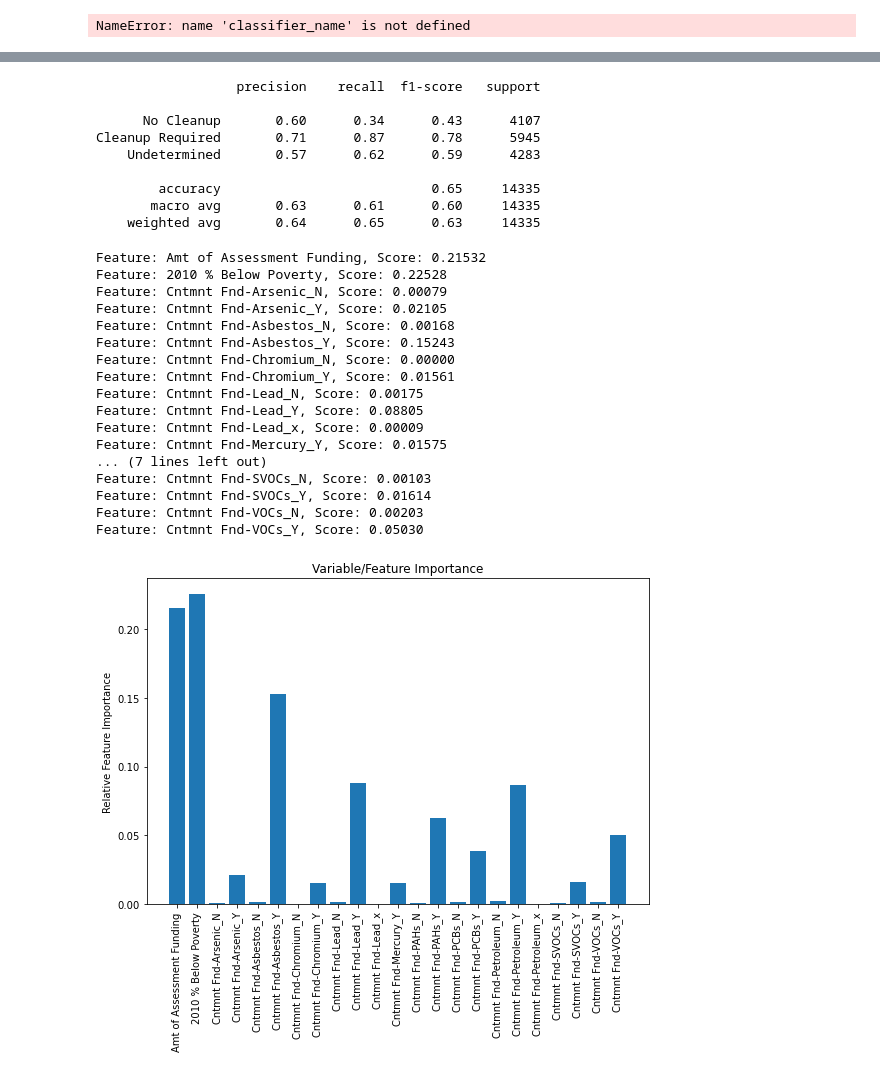
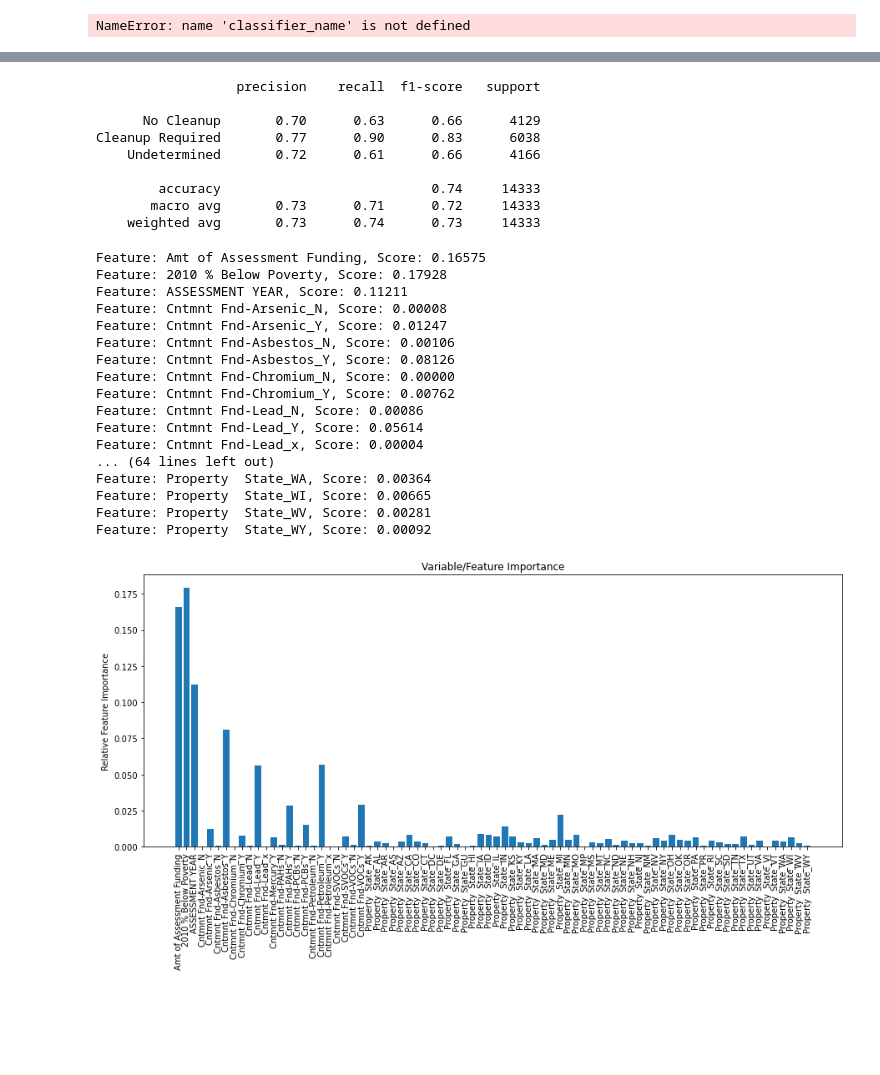
Before and after one commit to datakind/Mar21-environmental-impact, a Jupyter notebook: scripts/slpitz/classification_cleanup_required.ipynb, the cells around one changed output, grey strips where cells are left out. Saved outputs shown, nothing was run; the diff lists cells and outputs as text; code cells hidden in the pictures; blank space fills up the shorter version.

Commit message:
added state as variable

```diff
--- a/scripts/slpitz/classification_cleanup_required.ipynb
+++ b/scripts/slpitz/classification_cleanup_required.ipynb
@@ -67,17 +84,16 @@ brownfields.columns.to_list()
 ### Classfication Model
 # %%
 brownfield_subset = brownfields[['Cleanup Required', 'Amt of Assessment Funding', 'Cntmnt Fnd-Arsenic',
-                                 #'Past Use: Industrial (arces)',
- 'Cntmnt Fnd-Asbestos',
- 'Cntmnt Fnd-Chromium',
- 'Cntmnt Fnd-Lead',
- 'Cntmnt Fnd-Mercury',
- 'Cntmnt Fnd-PAHs',
- 'Cntmnt Fnd-PCBs',
- 'Cntmnt Fnd-Petroleum',
+                                 #'Past Use: Greenspace (arces)', 'Past Use: Residential (arces)',
+                                 #'Past Use: Commercial (arces)', 'Past Use: Industrial (arces)',
+                                 'Property  State',
+                                 'Cntmnt Fnd-Asbestos', 'Cntmnt Fnd-Chromium', 'Cntmnt Fnd-Lead',
+                                 'Cntmnt Fnd-Mercury', 'Cntmnt Fnd-PAHs', 'Cntmnt Fnd-PCBs',
+                                 'Cntmnt Fnd-Petroleum',
  'Cntmnt Fnd-SVOCs',
  'Cntmnt Fnd-VOCs',
- '2010 % Below Poverty' #,'2010 Median Income', '2010 % Low Income', '2010 % Vacant Housing', '2010 % Unemployed'
+ '2010 % Below Poverty',
+                                 'ASSESSMENT YEAR'#,'2010 Median Income', '2010 % Low Income', '2010 % Vacant Housing', '2010 % Unemployed'
 ]]
 # %%
 brownfield_subset
@@ -141,6 +178,6 @@ brownfield_subset_dummy = pd.get_dummies(brownfield_subset, columns = ['Cntmnt F
  'Cntmnt Fnd-PCBs',
  'Cntmnt Fnd-Petroleum',
  'Cntmnt Fnd-SVOCs',
- 'Cntmnt Fnd-VOCs'])
+ 'Cntmnt Fnd-VOCs', 'Property  State'])
 brownfield_subset_dummy
 # %% [output]
@@ -160,5 +197,6 @@ brownfield_subset_dummy
 # %%
-full_rows_brown = brownfield_subset_dummy.dropna(subset=['Amt of Assessment Funding', '2010 % Below Poverty'])
+full_rows_brown = brownfield_subset_dummy.dropna(subset=['Amt of Assessment Funding', '2010 % Below Poverty',
+                                                         'ASSESSMENT YEAR'])
 # %%
 full_rows_brown['Cleanup Required'].value_counts()
 # %% [output]
@@ -302,49 +356,49 @@ print(classification_report(y_test, y_test_pred, target_names=class_names))
 # %% [output]
                   precision    recall  f1-score   support
 
-      No Cleanup       0.60      0.34      0.43      4107
-Cleanup Required       0.71      0.87      0.78      5945
-    Undetermined       0.57      0.62      0.59      4283
+      No Cleanup       0.70      0.63      0.66      4129
+Cleanup Required       0.77      0.90      0.83      6038
+    Undetermined       0.72      0.61      0.66      4166
 
-        accuracy                           0.65     14335
-       macro avg       0.63      0.61      0.60     14335
-    weighted avg       0.64      0.65      0.63     14335
+        accuracy                           0.74     14333
+       macro avg       0.73      0.71      0.72     14333
+    weighted avg       0.73      0.74      0.73     14333
 # %%
 # feature names for later use with importance
 feature_list = list(X_train.columns)
 #feature_list
 
 # get importance
 importance = randomForest_clf_optuna.feature_importances_
 # summarize feature importance
 for i,v in enumerate(importance):
 	print('Feature: %s, Score: %.5f' % (feature_list[i],v))
 # plot feature importance
-plt.figure(figsize=(9,6))
+plt.figure(figsize=(15,6))
 pyplot.bar(feature_list, importance)
 pyplot.xticks(rotation=90)
 pyplot.ylabel('Relative Feature Importance')
 pyplot.title('Variable/Feature Importance')
 pyplot.show()
 # %% [output]
-Feature: Amt of Assessment Funding, Score: 0.21532
-Feature: 2010 % Below Poverty, Score: 0.22528
-Feature: Cntmnt Fnd-Arsenic_N, Score: 0.00079
-Feature: Cntmnt Fnd-Arsenic_Y, Score: 0.02105
-Feature: Cntmnt Fnd-Asbestos_N, Score: 0.00168
-Feature: Cntmnt Fnd-Asbestos_Y, Score: 0.15243
+Feature: Amt of Assessment Funding, Score: 0.16575
+Feature: 2010 % Below Poverty, Score: 0.17928
+Feature: ASSESSMENT YEAR, Score: 0.11211
+Feature: Cntmnt Fnd-Arsenic_N, Score: 0.00008
+Feature: Cntmnt Fnd-Arsenic_Y, Score: 0.01247
+Feature: Cntmnt Fnd-Asbestos_N, Score: 0.00106
+Feature: Cntmnt Fnd-Asbestos_Y, Score: 0.08126
 Feature: Cntmnt Fnd-Chromium_N, Score: 0.00000
-Feature: Cntmnt Fnd-Chromium_Y, Score: 0.01561
-Feature: Cntmnt Fnd-Lead_N, Score: 0.00175
-Feature: Cntmnt Fnd-Lead_Y, Score: 0.08805
-Feature: Cntmnt Fnd-Lead_x, Score: 0.00009
-Feature: Cntmnt Fnd-Mercury_Y, Score: 0.01575
-... (7 lines left out)
-Feature: Cntmnt Fnd-SVOCs_N, Score: 0.00103
-Feature: Cntmnt Fnd-SVOCs_Y, Score: 0.01614
-Feature: Cntmnt Fnd-VOCs_N, Score: 0.00203
-Feature: Cntmnt Fnd-VOCs_Y, Score: 0.05030
+Feature: Cntmnt Fnd-Chromium_Y, Score: 0.00762
+Feature: Cntmnt Fnd-Lead_N, Score: 0.00086
+Feature: Cntmnt Fnd-Lead_Y, Score: 0.05614
+Feature: Cntmnt Fnd-Lead_x, Score: 0.00004
+... (64 lines left out)
+Feature: Property  State_WA, Score: 0.00364
+Feature: Property  State_WI, Score: 0.00665
+Feature: Property  State_WV, Score: 0.00281
+Feature: Property  State_WY, Score: 0.00092
-[figure, old version]
+[figure, new version]
 # %%
 #svc_disp = plot_roc_curve(randomForest_clf_optuna, X_test, y_test)
 #plt.plot([0,1], [0,1], 'k--') #dashed diagonal
```
Also changed, not shown: parts of 20 cells of this notebook.
